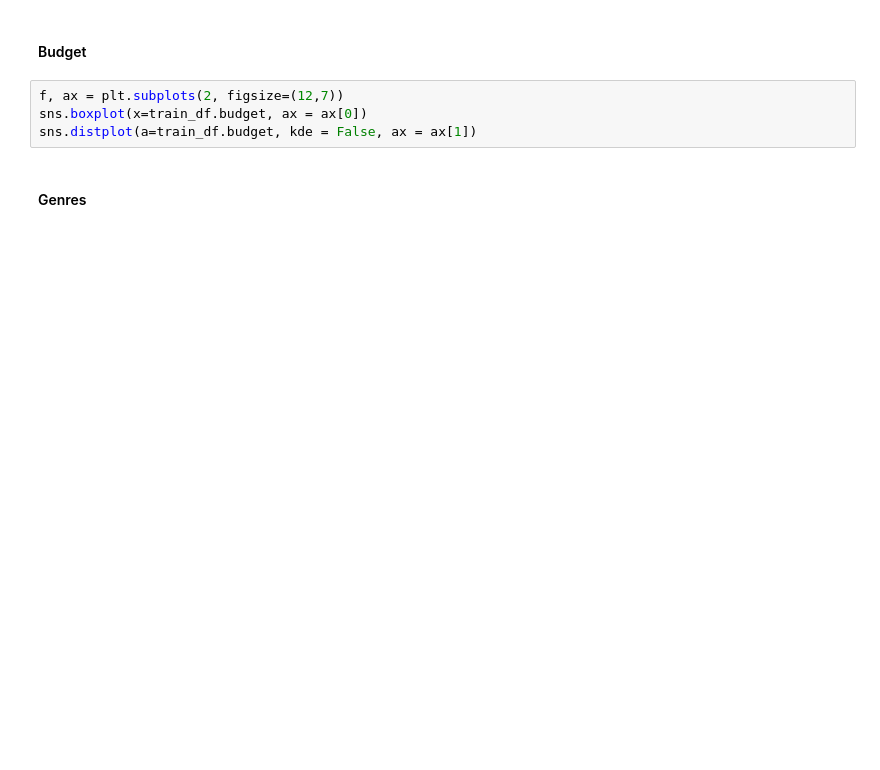
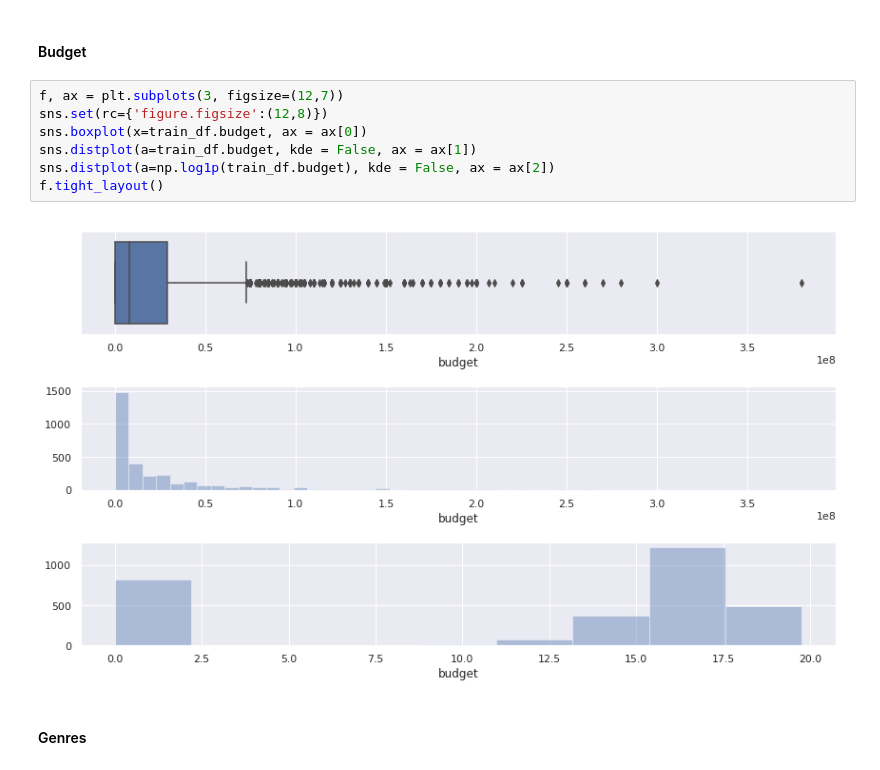
Before and after one commit to praxitelisk/TMDB-Box-Office-Prediction, a Jupyter notebook: TMDB Box Office Prediction EDA + ML.ipynb, the cells around one changed output. Saved outputs shown, nothing was run; the diff lists cells and outputs as text; blank space fills up the shorter version.

```diff
--- a/TMDB Box Office Prediction EDA + ML.ipynb
+++ b/TMDB Box Office Prediction EDA + ML.ipynb
@@ -54,9 +105,14 @@ sns.distplot(a=train_df.revenue, kde = False, ax = ax[1])
 # %% [markdown]
 #### Budget
 # %%
-f, ax = plt.subplots(2, figsize=(12,7))
+f, ax = plt.subplots(3, figsize=(12,7))
+sns.set(rc={'figure.figsize':(12,8)})
 sns.boxplot(x=train_df.budget, ax = ax[0])
 sns.distplot(a=train_df.budget, kde = False, ax = ax[1])
+sns.distplot(a=np.log1p(train_df.budget), kde = False, ax = ax[2])
+f.tight_layout()
+# %% [output]
+[figure, added]
 # %% [markdown]
 #### Genres
 # %%
```
Also changed, not shown: parts of 42 cells of this notebook.
